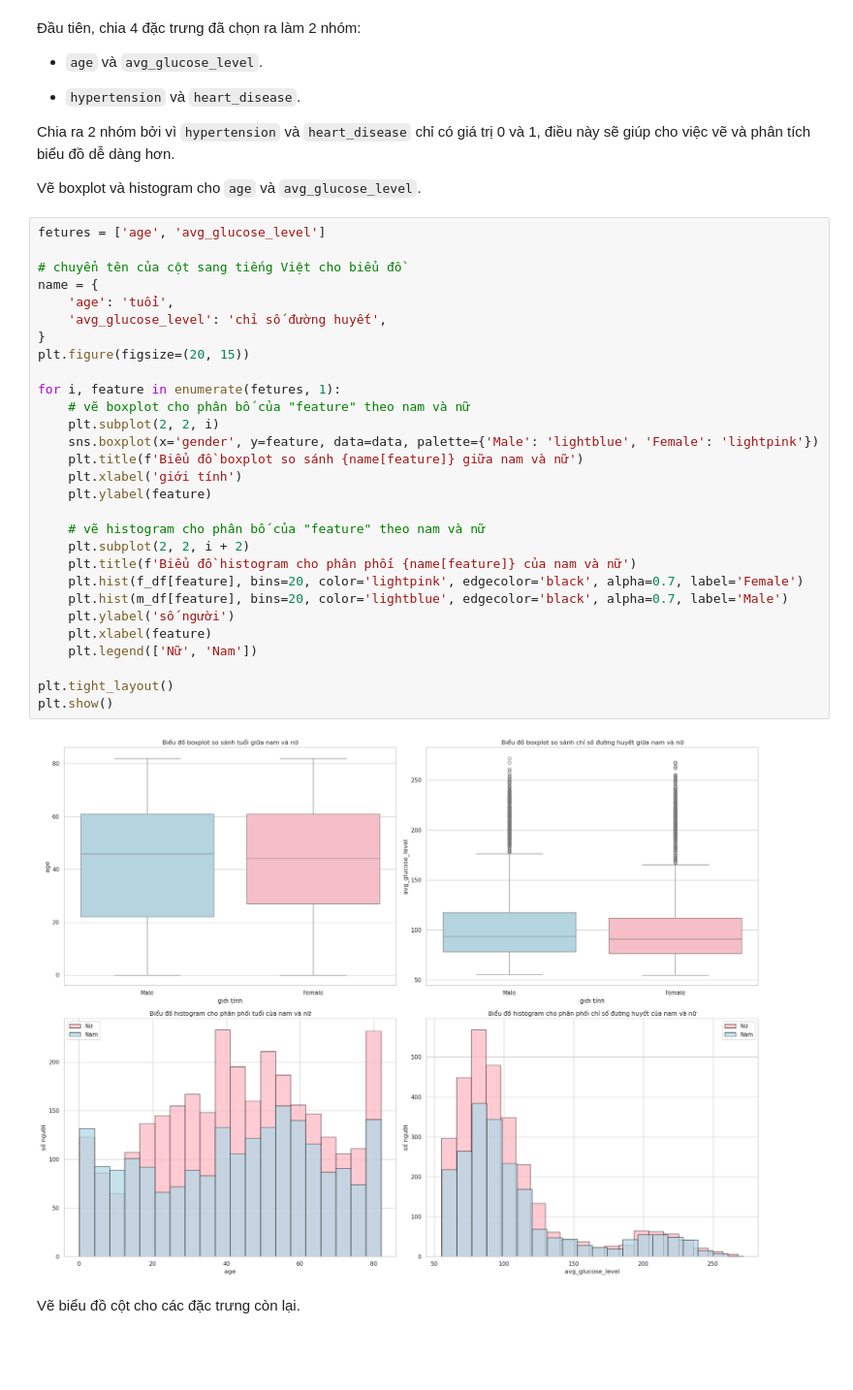
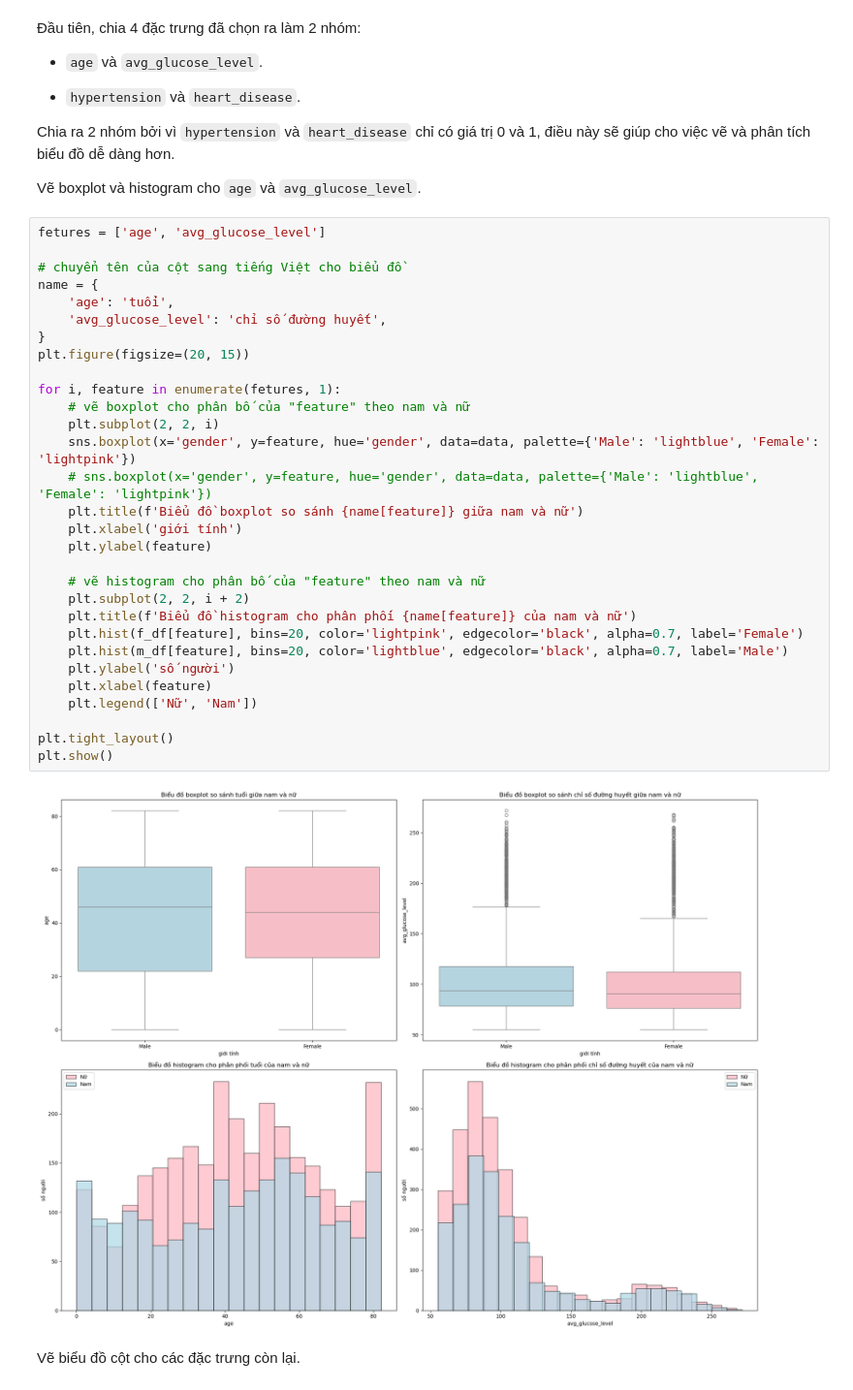
Before and after one commit to Ddyln/Stroke-Prediction-Analysis, a Jupyter notebook: report - final.ipynb, the cells around one changed output. Shown at 97% size. Saved outputs shown, nothing was run; the diff lists cells and outputs as text; blank space fills up the shorter version.

```diff
--- a/report - final.ipynb
+++ b/report - final.ipynb
@@ -486,34 +486,35 @@ Vẽ boxplot và histogram cho `age` và `avg_glucose_level`.
 # %%
 fetures = ['age', 'avg_glucose_level']
 
 # chuyển tên của cột sang tiếng Việt cho biểu đồ
 name = {
     'age': 'tuổi',
     'avg_glucose_level': 'chỉ số đường huyết',
 }
 plt.figure(figsize=(20, 15))
 
 for i, feature in enumerate(fetures, 1):
     # vẽ boxplot cho phân bố của "feature" theo nam và nữ
     plt.subplot(2, 2, i)
-    sns.boxplot(x='gender', y=feature, data=data, palette={'Male': 'lightblue', 'Female': 'lightpink'})
+    sns.boxplot(x='gender', y=feature, hue='gender', data=data, palette={'Male': 'lightblue', 'Female': 'lightpink'})
+    # sns.boxplot(x='gender', y=feature, hue='gender', data=data, palette={'Male': 'lightblue', 'Female': 'lightpink'})
     plt.title(f'Biểu đồ boxplot so sánh {name[feature]} giữa nam và nữ')
     plt.xlabel('giới tính')
     plt.ylabel(feature)
 
     # vẽ histogram cho phân bố của "feature" theo nam và nữ
     plt.subplot(2, 2, i + 2)
     plt.title(f'Biểu đồ histogram cho phân phối {name[feature]} của nam và nữ')
     plt.hist(f_df[feature], bins=20, color='lightpink', edgecolor='black', alpha=0.7, label='Female')
     plt.hist(m_df[feature], bins=20, color='lightblue', edgecolor='black', alpha=0.7, label='Male')
     plt.ylabel('số người')
     plt.xlabel(feature)
     plt.legend(['Nữ', 'Nam'])
 
 plt.tight_layout()
 plt.show()
 # %% [output]
-[figure, old version]
+[figure, new version]
 # %% [markdown]
 Vẽ biểu đồ cột cho các đặc trưng còn lại.
 # %%
```
Also changed, not shown: parts of 10 cells of this notebook.
